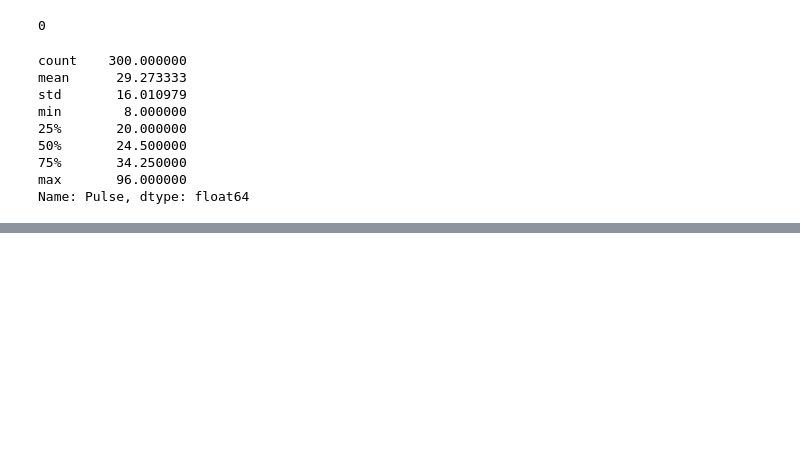
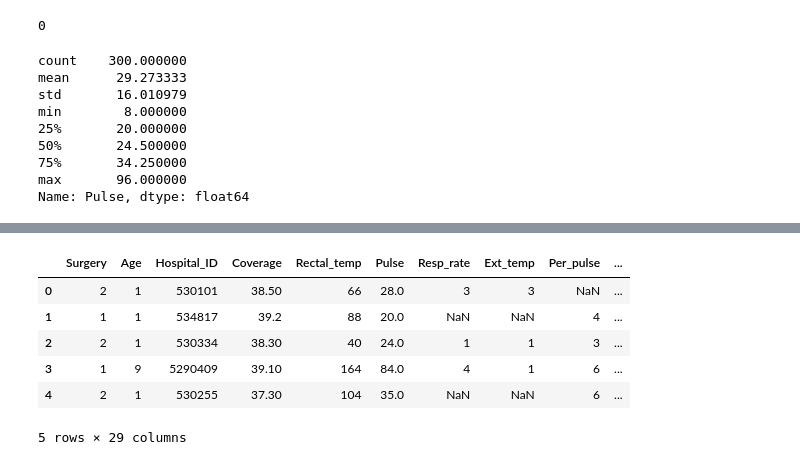
Before and after one commit to Dmitry-V-Makarov/Netology, a Jupyter notebook: pyda-13/15.HW_Stats_basics.ipynb, the cells around one changed output, grey strips where cells are left out. Drawn from its saved outputs; the diff is of its cells as text; code cells hidden in the pictures; blank space fills up the shorter version.

```diff
--- a/pyda-13/15.HW_Stats_basics.ipynb
+++ b/pyda-13/15.HW_Stats_basics.ipynb
@@ -170,0 +401,2 @@ Name: Pulse, dtype: float64
+# %%
+df['Abd_p'] = df['Abd_p'].astype('float')
@@ -170,0 +415,4 @@ Name: Pulse, dtype: float64
+# %%
+# as mean is signigicantly higher than the median, we replace NAs with the median
+df.Abd_p.fillna(df.Abd_p.median(), inplace=True)
+df.Abd_p.fillna(df.Abd_p.median()).isna().sum()
@@ -170,0 +433,17 @@ Name: Pulse, dtype: float64
+# %%
+# outliers
+q1 = df.Abd_p.quantile(0.25)
+q3 = df.Abd_p.quantile(0.75)
+iqr = q3 - q1
+lower_bound = q1 - (1.5 * iqr)
+upper_bound = q3 + (1.5 * iqr)
+remove_outliers_abd = df[df.Abd_p.between(lower_bound, upper_bound, inclusive=True)]
+remove_outliers_abd.head()
+# %% [output]
+|  | Surgery | Age | Hospital_ID | Coverage | Rectal_temp | Pulse | Resp_rate | Ext_temp | Per_pulse | ... |
+| 0 | 2 | 1 | 530101 | 38.50 | 66 | 28.0 | 3 | 3 | NaN | ... |
+| 1 | 1 | 1 | 534817 | 39.2 | 88 | 20.0 | NaN | NaN | 4 | ... |
+| 2 | 2 | 1 | 530334 | 38.30 | 40 | 24.0 | 1 | 1 | 3 | ... |
+| 3 | 1 | 9 | 5290409 | 39.10 | 164 | 84.0 | 4 | 1 | 6 | ... |
+| 4 | 2 | 1 | 530255 | 37.30 | 104 | 35.0 | NaN | NaN | 6 | ... |
+5 rows × 29 columns
```
Also changed, not shown: parts of 42 cells of this notebook.
